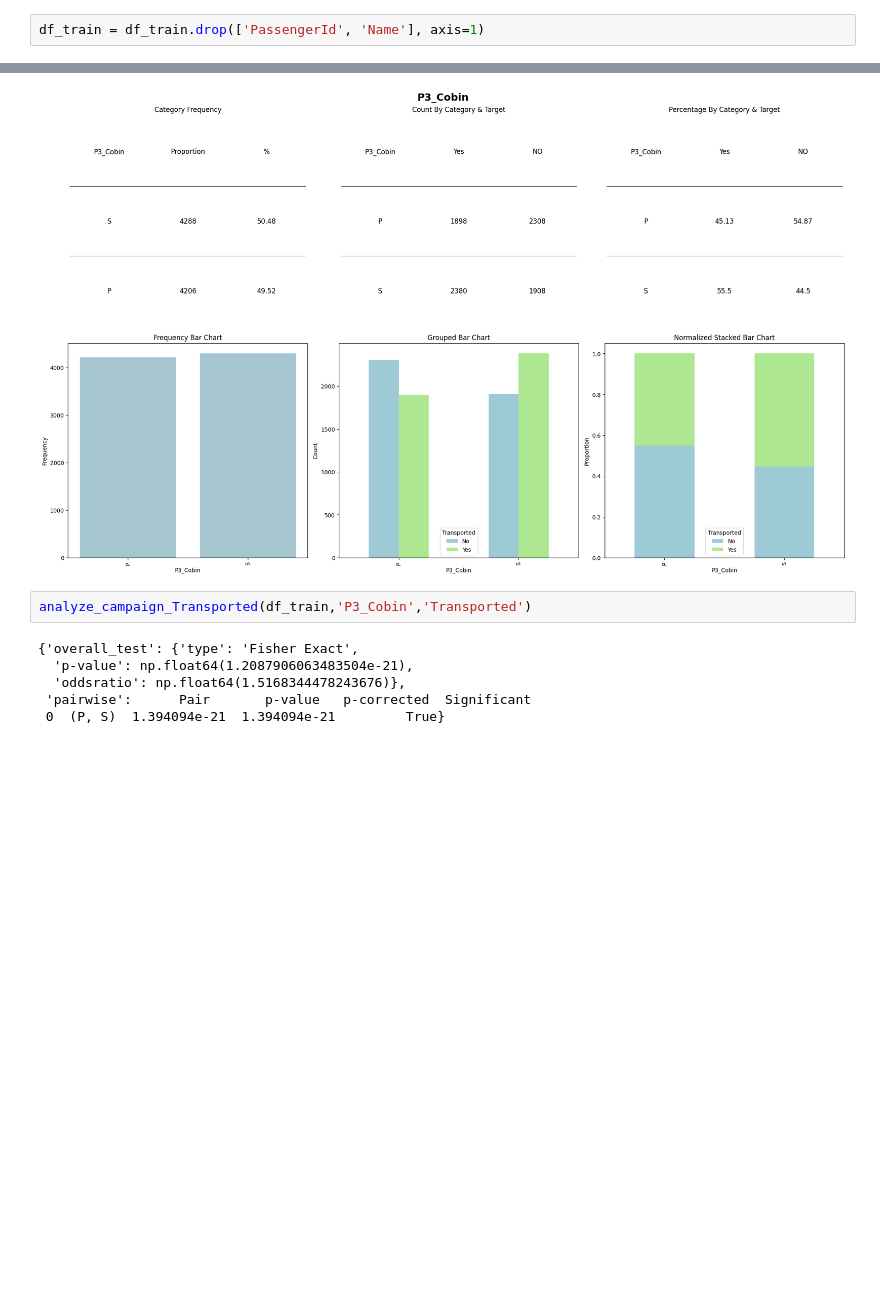
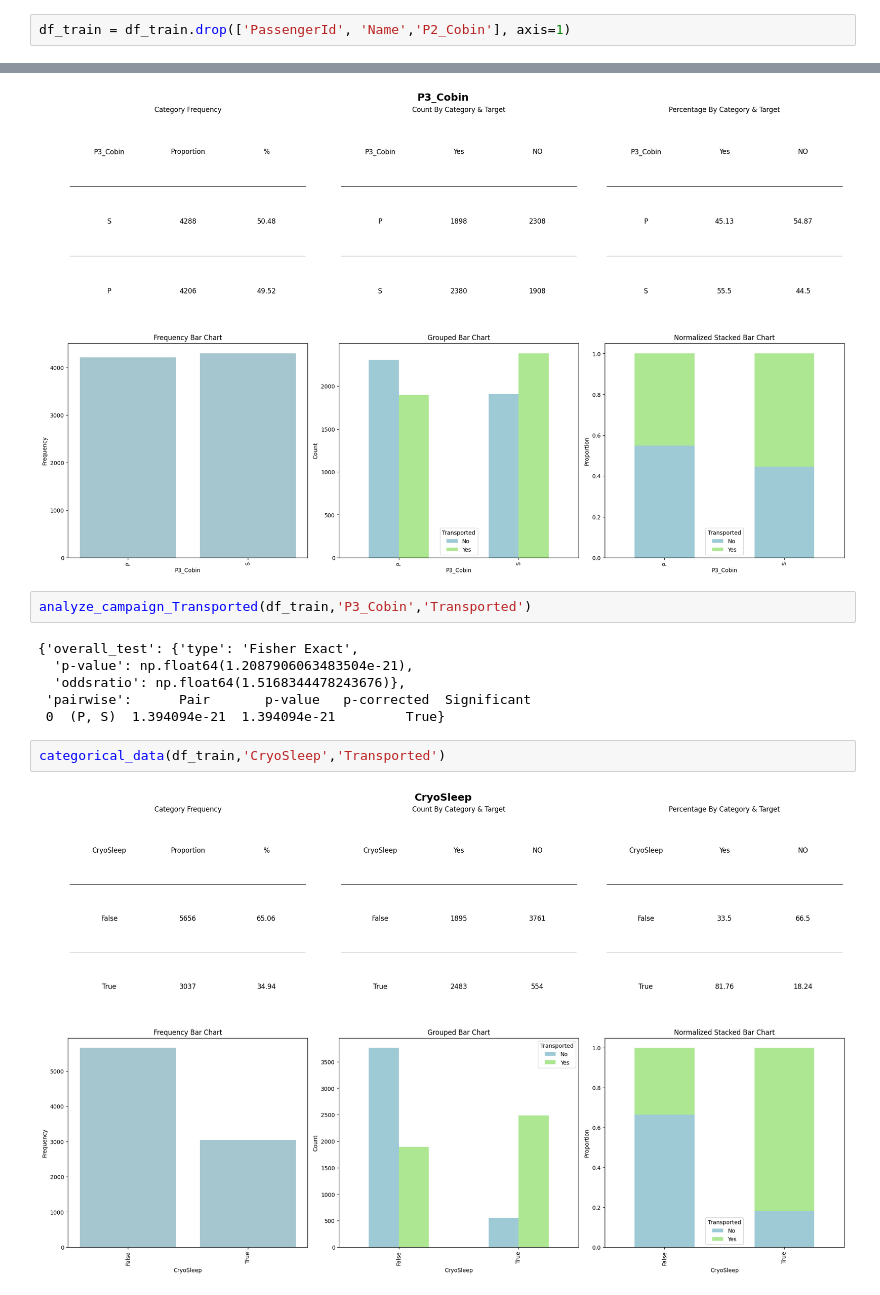
Before and after one commit to rezamirzaii/spaceship-titanic-ml, a Jupyter notebook: notebooks/spaceship_titanic.ipynb, the cells around one changed output, grey strips where cells are left out. Saved outputs shown, nothing was run; the diff lists cells and outputs as text; blank space fills up the shorter version.

Commit message:
Data preparation for start ML part

```diff
--- a/notebooks/spaceship_titanic.ipynb
+++ b/notebooks/spaceship_titanic.ipynb
@@ -131,7 +132,7 @@ df_train[df_train.duplicated()]
 # %% [output]
 |  | PassengerId | HomePlanet | CryoSleep | Destination | Age | VIP | RoomService | FoodCourt | ... |
 # %%
-df_train = df_train.drop(['PassengerId', 'Name'], axis=1)
+df_train = df_train.drop(['PassengerId', 'Name','P2_Cobin'], axis=1)
 # %%
 df_train.isnull().sum().sort_values(ascending=False)
 # %% [output]
@@ -613,3 +612,7 @@ analyze_campaign_Transported(df_train,'P3_Cobin','Transported')
   'oddsratio': np.float64(1.5168344478243676)},
  'pairwise':      Pair       p-value   p-corrected  Significant
  0  (P, S)  1.394094e-21  1.394094e-21         True}
+# %%
+categorical_data(df_train,'CryoSleep','Transported')
+# %% [output]
+[figure, added]
```
Also changed, not shown: parts of 17 cells of this notebook.
